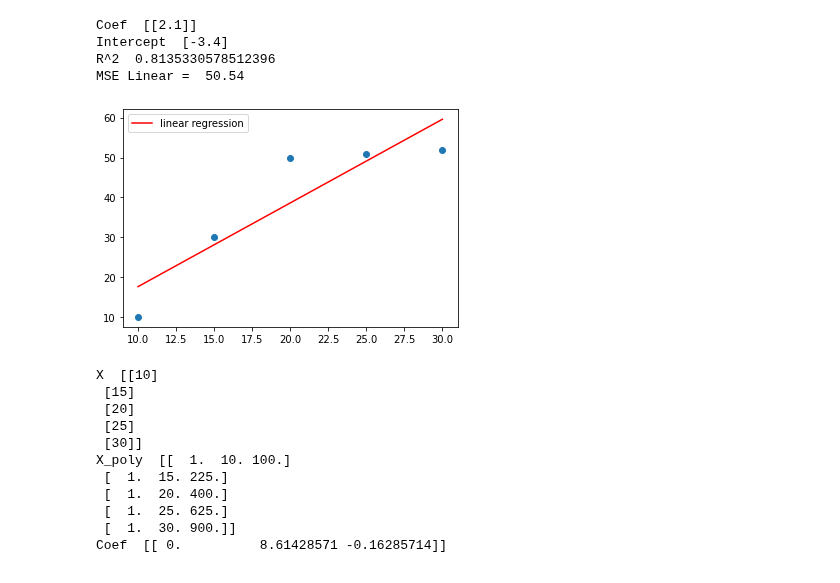
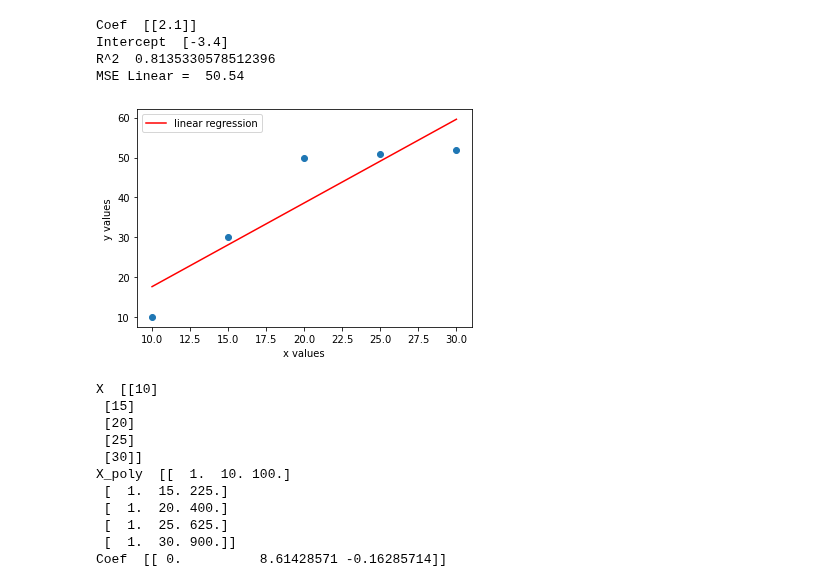
Before and after one commit to ekaratnida/Applied-machine-learning, a Jupyter notebook: Week06-Regularization/week6_regularization_usage.ipynb, the cells around one changed output. Cells and saved outputs as stored; diff of their text form; code cells hidden in the pictures.

```diff
--- a/Week06-Regularization/week6_regularization_usage.ipynb
+++ b/Week06-Regularization/week6_regularization_usage.ipynb
@@ -13,23 +13,25 @@ y = np.array([[10, 30, 50, 51, 52]]).T
 # %%
 linear = LinearRegression()
 linear.fit(X,y)
 print("Coef ", linear.coef_)
 print("Intercept ", linear.intercept_)
 print("R^2 ", linear.score(X,y))
 
 pred = linear.predict(X)
 print("MSE Linear = ", mean_squared_error(y,pred))
 
 plt.plot(X,y,'o')
 plt.plot(X,pred,'r-',label="linear regression")
 plt.legend()
+plt.xlabel("x values")
+plt.ylabel("y values")
 plt.show()
 # %% [output]
 Coef  [[2.1]]
 Intercept  [-3.4]
 R^2  0.8135330578512396
 MSE Linear =  50.54
-[figure, old version]
+[figure, new version]
 # %%
 poly_reg=PolynomialFeatures(degree=2)
 print("X ",X)
```
Also changed, not shown: parts of 4 cells of this notebook.
